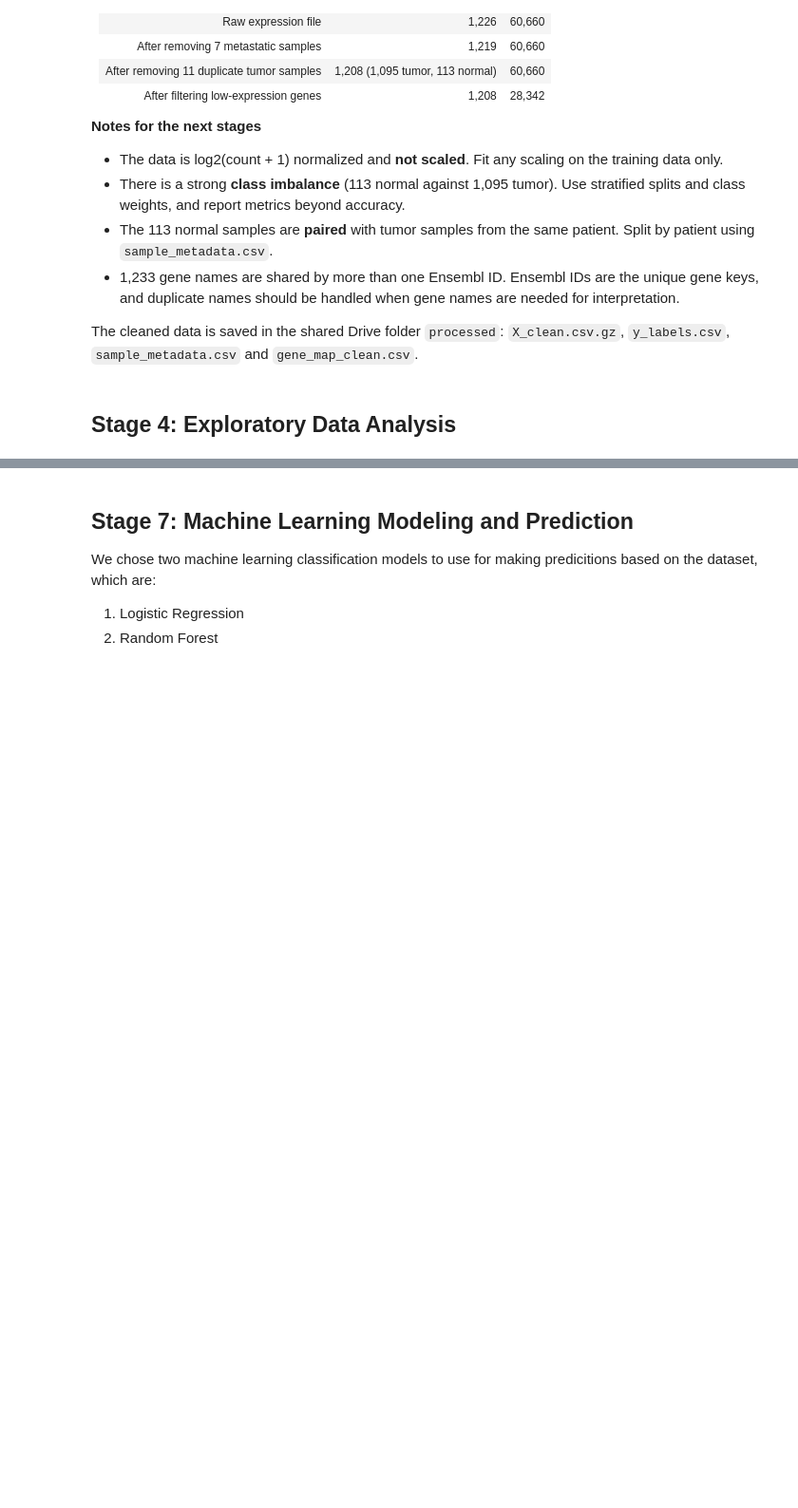
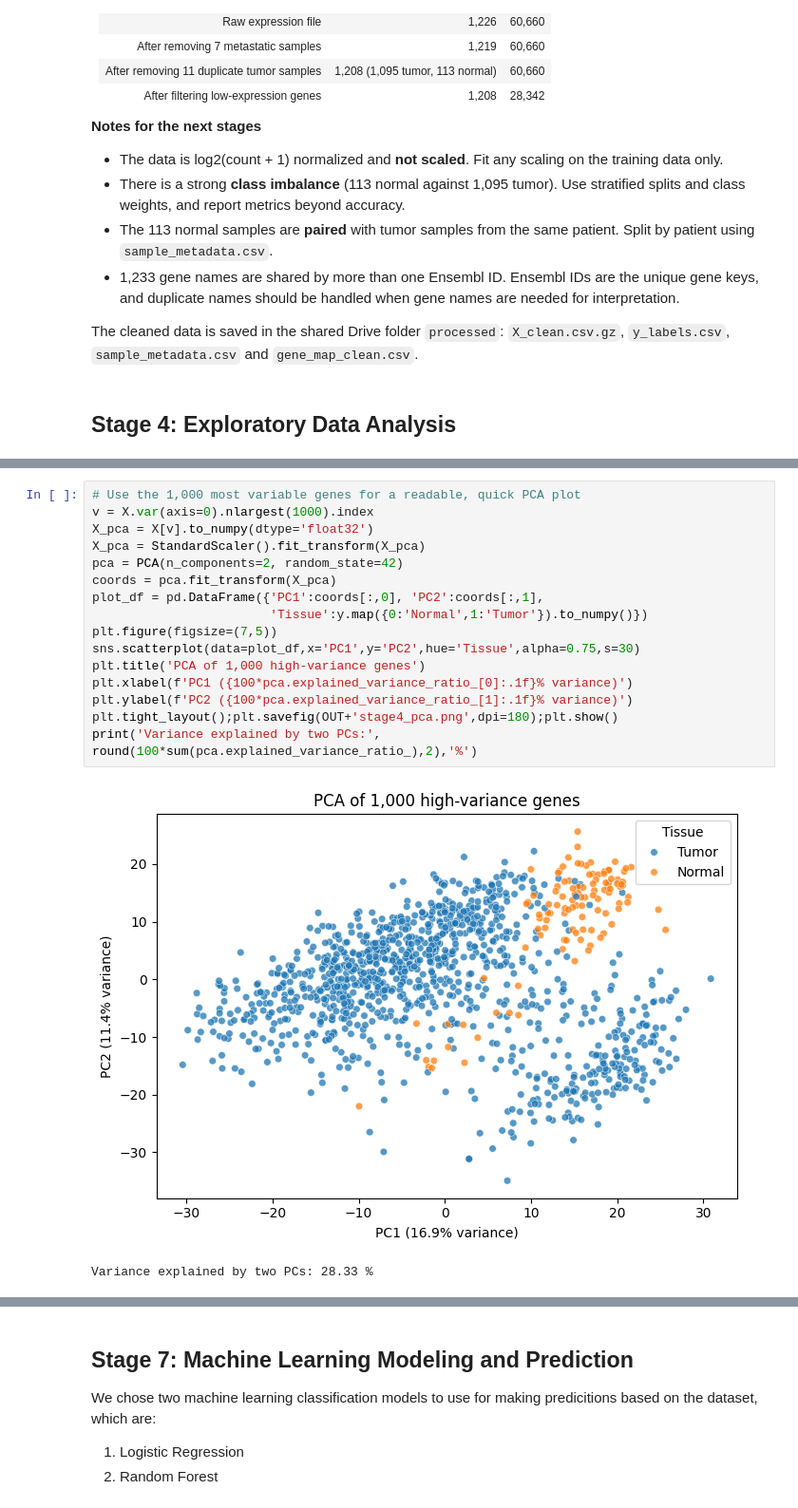
Before and after one commit to OTogano/Bioinformatics-Project, a Jupyter notebook: notebook/BRCA_Tumor_vs_Normal_Expression_Analysis.ipynb, the cells around one changed output, grey strips where cells are left out. Shown at 95% size. Saved outputs shown, nothing was run; the diff lists cells and outputs as text; blank space fills up the shorter version.

```diff
--- a/notebook/BRCA_Tumor_vs_Normal_Expression_Analysis.ipynb
+++ b/notebook/BRCA_Tumor_vs_Normal_Expression_Analysis.ipynb
@@ -361,0 +448,19 @@ The cleaned data is saved in the shared Drive folder `processed`: `X_clean.csv.g
+# %%
+# Use the 1,000 most variable genes for a readable, quick PCA plot
+v = X.var(axis=0).nlargest(1000).index
+X_pca = X[v].to_numpy(dtype='float32')
+X_pca = StandardScaler().fit_transform(X_pca)
+pca = PCA(n_components=2, random_state=42)
+coords = pca.fit_transform(X_pca)
+plot_df = pd.DataFrame({'PC1':coords[:,0], 'PC2':coords[:,1],
+                        'Tissue':y.map({0:'Normal',1:'Tumor'}).to_numpy()})
+plt.figure(figsize=(7,5))
+sns.scatterplot(data=plot_df,x='PC1',y='PC2',hue='Tissue',alpha=0.75,s=30)
+plt.title('PCA of 1,000 high-variance genes')
+plt.xlabel(f'PC1 ({100*pca.explained_variance_ratio_[0]:.1f}% variance)')
+plt.ylabel(f'PC2 ({100*pca.explained_variance_ratio_[1]:.1f}% variance)')
+plt.tight_layout();plt.savefig(OUT+'stage4_pca.png',dpi=180);plt.show()
+print('Variance explained by two PCs:', round(100*sum(pca.explained_variance_ratio_),2),'%')
+# %% [output]
+[figure, added]
+Variance explained by two PCs: 28.33 %
```
Also changed, not shown: parts of 21 cells of this notebook.
